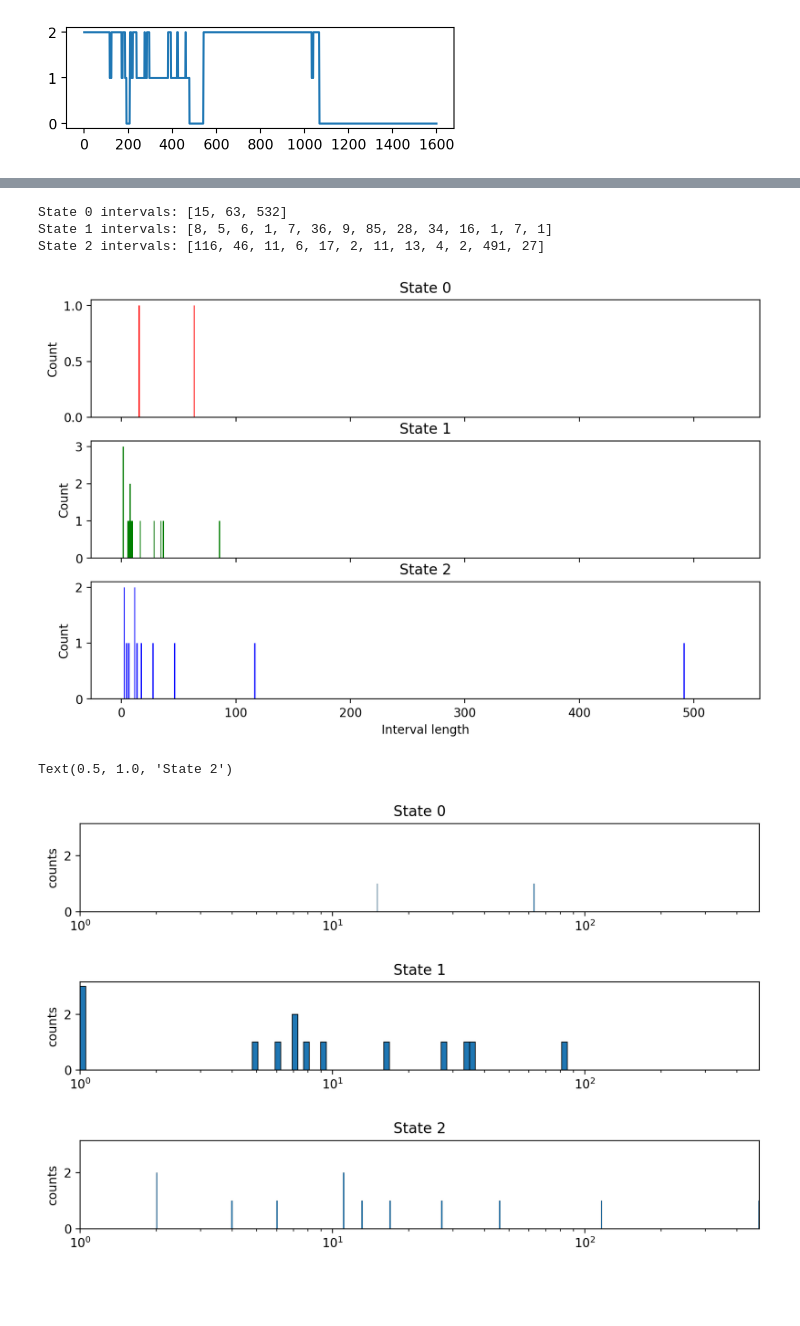
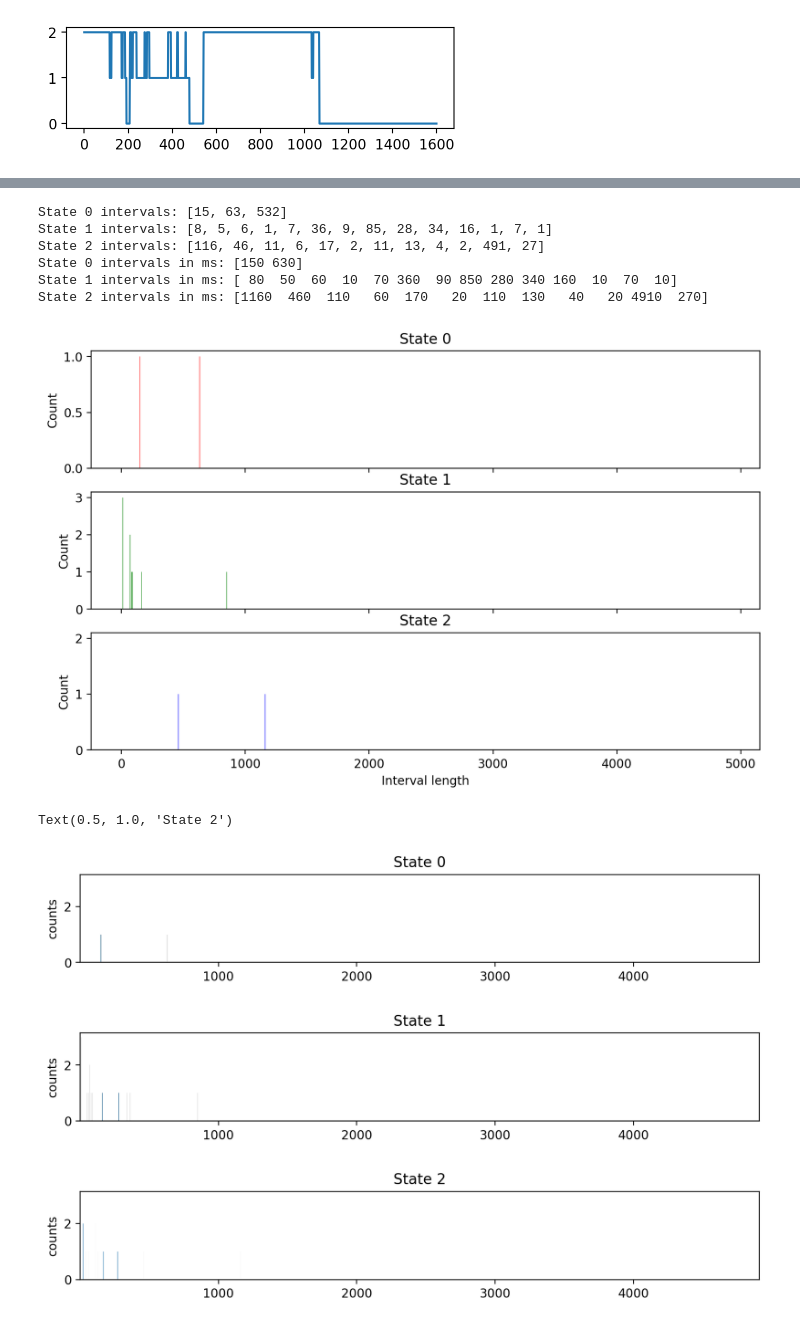
Before and after one commit to JKL453/s04-data-analysis, a Jupyter notebook: on-off-times/on-off-sfHMM-papermill.ipynb, the cells around one changed output, grey strips where cells are left out. Cells and saved outputs as stored; diff of their text form; code cells hidden in the pictures; blank space fills up the shorter version.

```diff
--- a/on-off-times/on-off-sfHMM-papermill.ipynb
+++ b/on-off-times/on-off-sfHMM-papermill.ipynb
@@ -396,6 +393,17 @@ print("State 0 intervals:", state_0)
 print("State 1 intervals:", state_1)
 print("State 2 intervals:", state_2)
 
+# delete largest interval in state 0
+state_0.remove(np.max(state_0))
+
+# convert time intervals to milliseconds ant convert to integer
+state_0 = np.array(state_0) * bin_time * 1e3
+state_0 = state_0.astype(int)
+state_1 = np.array(state_1) * bin_time * 1e3
+state_1 = state_1.astype(int)
+state_2 = np.array(state_2) * bin_time * 1e3
+state_2 = state_2.astype(int)
+
 # get max value from each state
 max_state_0 = np.max(state_0)
 max_state_1 = np.max(state_1)
@@ -404,11 +412,17 @@ max_state_2 = np.max(state_2)
 # get total max value
 max_interval = np.max([max_state_0, max_state_1, max_state_2])
 
-# multiply each time interval by the bin time to get the time in seconds
+# print converted intervals
+print("State 0 intervals in ms:", state_0)
+print("State 1 intervals in ms:", state_1)
+print("State 2 intervals in ms:", state_2)
 # %% [output]
 State 0 intervals: [15, 63, 532]
 State 1 intervals: [8, 5, 6, 1, 7, 36, 9, 85, 28, 34, 16, 1, 7, 1]
 State 2 intervals: [116, 46, 11, 6, 17, 2, 11, 13, 4, 2, 491, 27]
+State 0 intervals in ms: [150 630]
+State 1 intervals in ms: [ 80  50  60  10  70 360  90 850 280 340 160  10  70  10]
+State 2 intervals in ms: [1160  460  110   60  170   20  110  130   40   20 4910  270]
 # %%
 # create a figure with three subplots
 fig, (ax0, ax1, ax2) = plt.subplots(3, 1, figsize=(10, 6), sharex=True)
@@ -433,38 +447,38 @@ ax2.set_ylabel('Count')
 
 plt.show()
 # %% [output]
-[figure, old version]
+[figure, new version]
 # %%
 # Create a figure for two subplots
 fig, ax = plt.subplots(3, 1, figsize=(10,6), sharex=False, sharey=True)
 fig.subplots_adjust(hspace=0.8)
 
 # seaborn histplot of the on intervals
-sns.histplot(state_0, bins=(int(np.max(state_0))), ax=ax[0], alpha=1, log_scale=(True, False))
+sns.histplot(state_0, bins=(int(np.max(state_0))), ax=ax[0], alpha=1, log_scale=(False, False))
 ax[0].set_xlim(1, np.max(state_2))
 
 # Set axis labels
 #ax[0].set_xlabel('on intervals (ms)')
 ax[0].set_ylabel('counts')
 ax[0].set_title('State 0')
 
 # seaborn histplot of the off intervals
-sns.histplot(state_1, bins=(int(np.max(state_1))), ax=ax[1], alpha=1, log_scale=(True, False))
+sns.histplot(state_1, bins=(int(np.max(state_1))), ax=ax[1], alpha=1, log_scale=(False, False))
 ax[1].set_xlim(1, np.max(state_2))
 
 # Set axis labels
 #ax[1].set_xlabel('off intervals (ms)')
 ax[1].set_ylabel('counts')
 ax[1].set_title('State 1')
 
 # seaborn histplot of the off intervals
-sns.histplot(state_2, bins=(int(np.max(state_2))), ax=ax[2], alpha=1, log_scale=(True, False))
+sns.histplot(state_2, bins=(int(np.max(state_2))), ax=ax[2], alpha=1, log_scale=(False, False))
 ax[2].set_xlim(1, np.max(state_2))
 
 # Set axis labels
 #ax[2].set_xlabel('off intervals (ms)')
 ax[2].set_ylabel('counts')
 ax[2].set_title('State 2')
 # %% [output]
 Text(0.5, 1.0, 'State 2')
-[figure, old version]
+[figure, new version]
```
Also changed, not shown: parts of 2 cells of this notebook, 1 other file.
